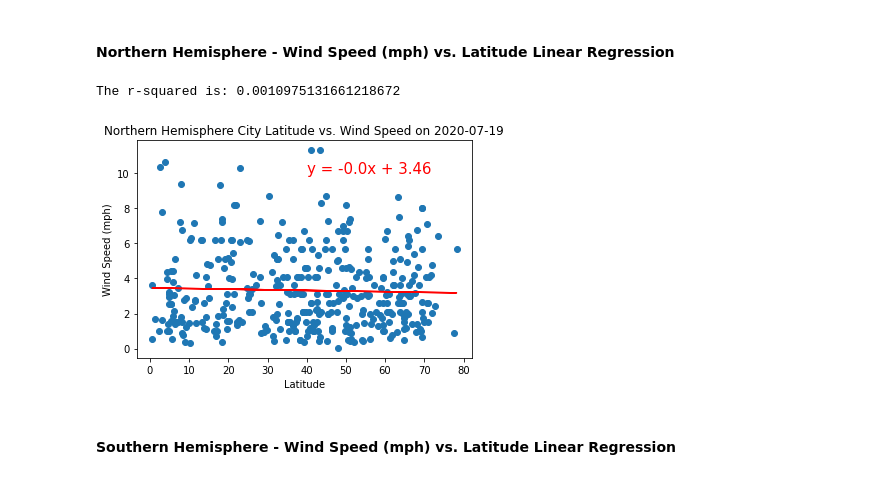
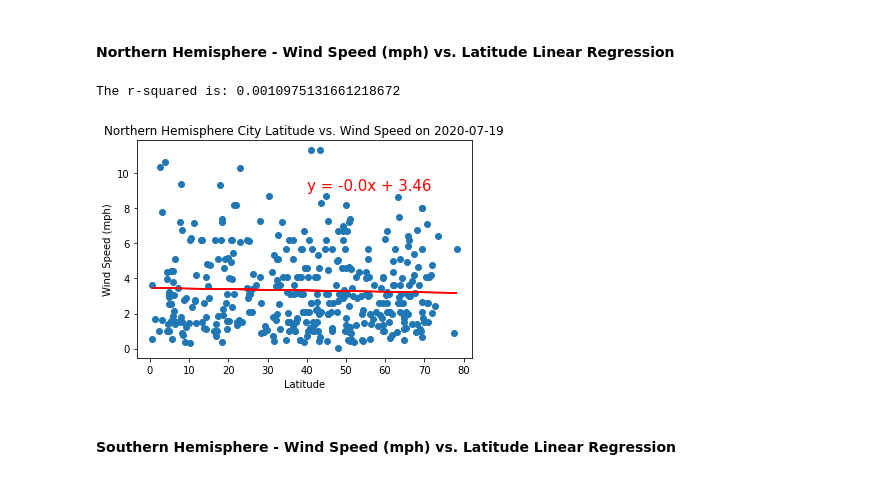
Before and after one commit to markerickson314/python-api-challenge, a Jupyter notebook: WeatherPy/WeatherPy.ipynb, the cells around one changed output. Saved outputs shown, nothing was run; the diff lists cells and outputs as text; code cells hidden in the pictures.

```diff
--- a/WeatherPy/WeatherPy.ipynb
+++ b/WeatherPy/WeatherPy.ipynb
@@ -179,5 +176,6 @@ print(Index_outliers)
 # Make a new DataFrame equal to the city data to drop all humidity outliers by index.
 # Passing "inplace=False" will make a copy of the city_data DataFrame, which we call "clean_city_data".
 clean_city_data = city_data.drop(Index_outliers)
+clean_city_data = clean_city_data.dropna()
 clean_city_data.count()
 # %% [output]
@@ -193,7 +191,7 @@ Date          565
 dtype: int64
 # %%
 # Extract relevant fields from the data frame
-final_city_data = clean_city_data[["City", "Lat", "Max Temp", "Humidity", "Cloudiness", "Wind Speed"]]
+final_city_data = clean_city_data[["City", "Lat", "Lng", "Max Temp", "Humidity", "Cloudiness", "Wind Speed", "Country"]]
 
 # Export the City_Data into a csv
 final_city_data.to_csv(output_data_file, index=False)
@@ -401,22 +399,22 @@ The r-squared is: 0.03467235384701894
 # %%
 n_wind_speed = northern["Wind Speed"]
 x_values = n_lat
 y_values = n_wind_speed
 (slope, intercept, rvalue, pvalue, stderr) = linregress(x_values, y_values)
 regress_values = x_values * slope + intercept
 line_eq = "y = " + str(round(slope,2)) + "x + " + str(round(intercept,2))
 print(f"The r-squared is: {rvalue**2}")
 plt.scatter(x_values,y_values)
 plt.plot(x_values,regress_values,"r-")
-plt.annotate(line_eq,(40,),fontsize=15,color="red")
+plt.annotate(line_eq,(40,9),fontsize=15,color="red")
 plt.title(f"Northern Hemisphere City Latitude vs. Wind Speed on {today}")
 plt.xlabel("Latitude")
 plt.ylabel("Wind Speed (mph)")
 plt.savefig("output_data/Fig11.png")
 plt.show()
 # %% [output]
 The r-squared is: 0.0010975131661218672
-[figure, old version]
+[figure, new version]
 # %% [markdown]
 ####  Southern Hemisphere - Wind Speed (mph) vs. Latitude Linear Regression
 # %%
```
Also changed, not shown: parts of 2 cells of this notebook, 1 other file.
